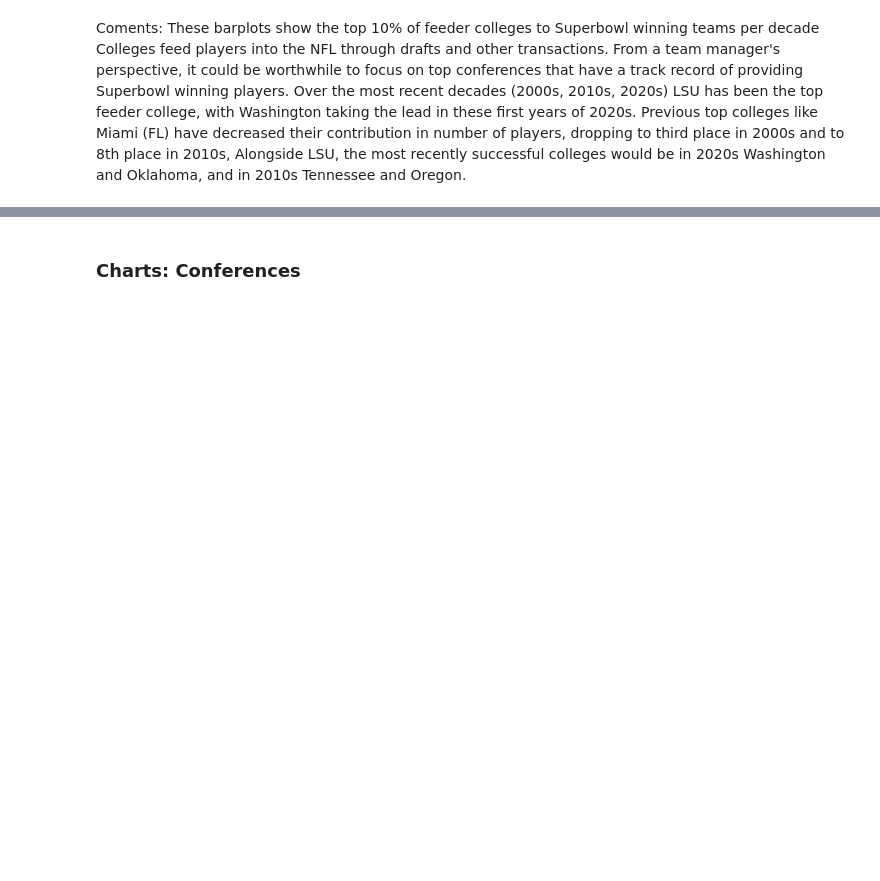
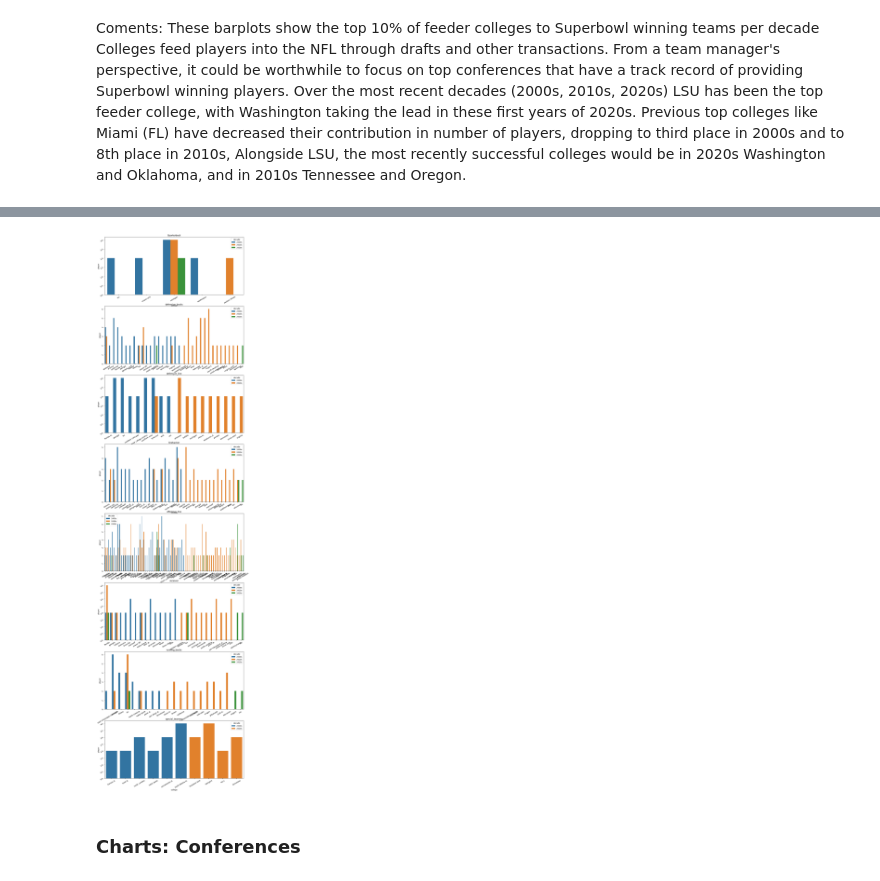
Before and after one commit to aferrers/nfl_superbowl_winners, a Jupyter notebook: notebooks/exploration_super_bowl_rosters.ipynb, the cells around one changed output, grey strips where cells are left out. Cells and saved outputs as stored; diff of their text form; code cells hidden in the pictures; blank space fills up the shorter version.

```diff
--- a/notebooks/exploration_super_bowl_rosters.ipynb
+++ b/notebooks/exploration_super_bowl_rosters.ipynb
@@ -642,3 +653,20 @@ Alongside LSU, the most recently successful colleges would be in 2020s Washingto
+# %%
+fig, ax = plt.subplots(len(list(last_3_decades_positional_college['positional_group'].unique())), 1, figsize=(14,55))
+i = 0
+q = 0.5
+for position in last_3_decades_positional_college['positional_group'].unique():
+    quantile_value = last_3_decades_positional_college['player'].quantile(q=q)
+    sns.barplot(data=last_3_decades_positional_college.loc[(last_3_decades_positional_college['positional_group'] == position) &
+                (last_3_decades_positional_college['player'] >  quantile_value)], x='college', y='player', errorbar=None,
+                hue='decade', ax=ax[i]).set_title(position)
+
+    ax[i].tick_params(labelrotation=30)
+
+    i += 1
+
+plt.show()
+# %% [output]
+[figure, added]
 # %% [markdown]
 ### Charts: Conferences
 # %%
```
Also changed, not shown: parts of 22 cells of this notebook, 3 other files.
